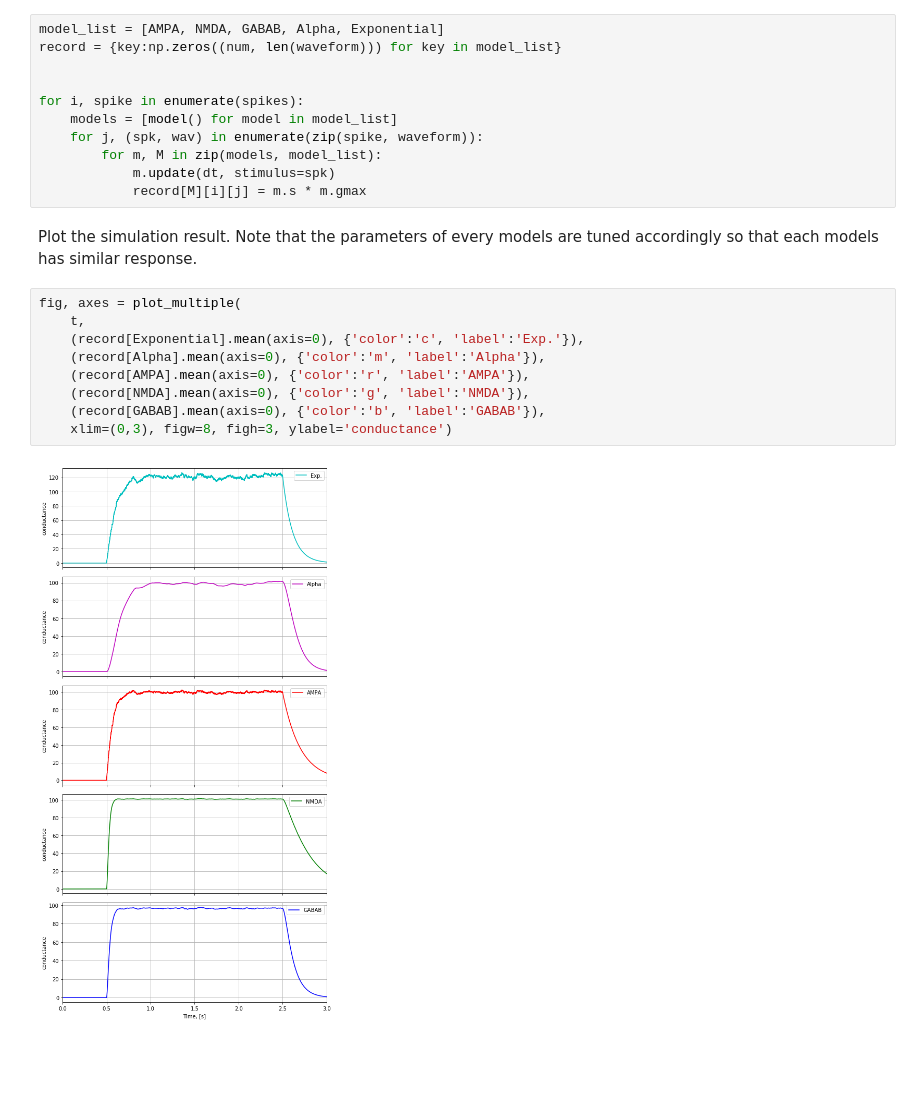
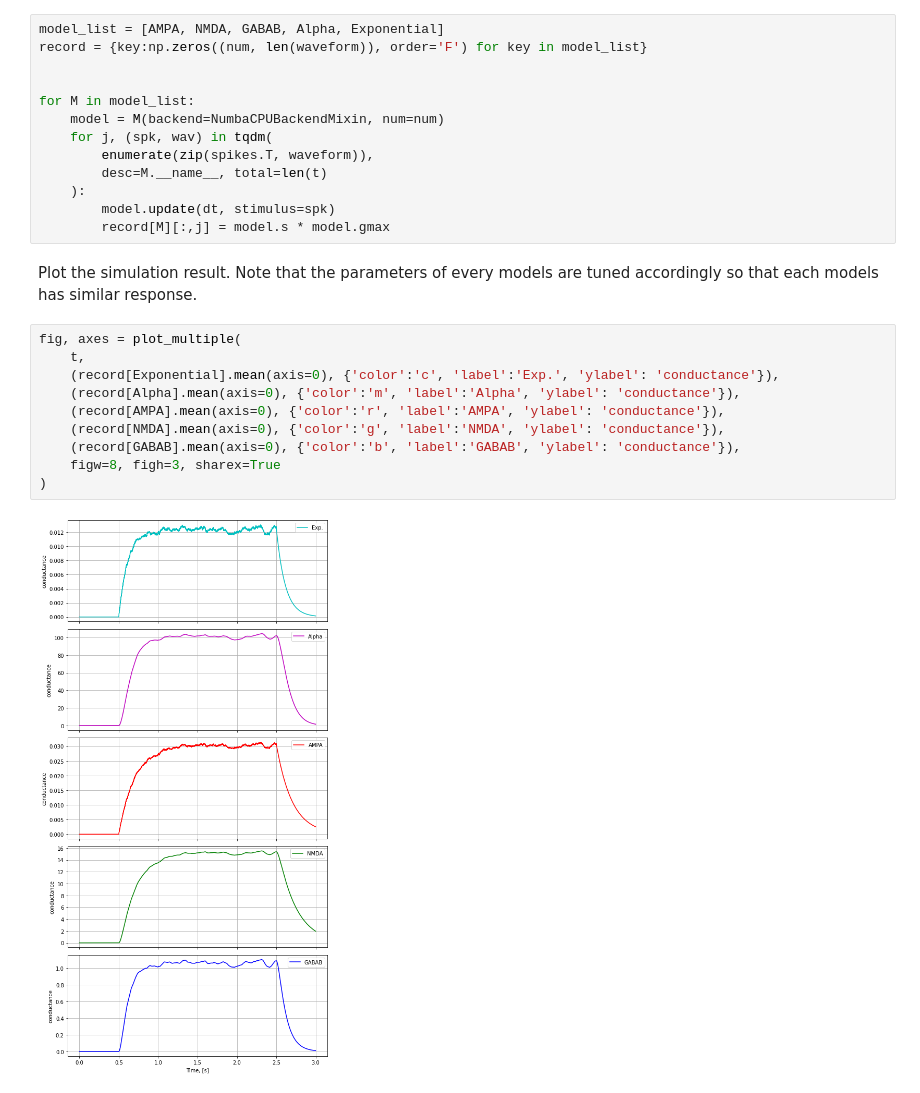
Before and after one commit to chungheng/neural, a Jupyter notebook: notebooks/Synapse Models.ipynb, the cells around one changed output. Saved outputs shown, nothing was run; the diff lists cells and outputs as text; blank space fills up the shorter version.

```diff
--- a/notebooks/Synapse Models.ipynb
+++ b/notebooks/Synapse Models.ipynb
@@ -28,25 +22,28 @@ t = np.arange(0, len(waveform)*dt-dt/2, dt)
 Simulate synapse models.
 # %%
 model_list = [AMPA, NMDA, GABAB, Alpha, Exponential]
-record = {key:np.zeros((num, len(waveform))) for key in model_list}
+record = {key:np.zeros((num, len(waveform)), order='F') for key in model_list}
 
 
-for i, spike in enumerate(spikes):
-    models = [model() for model in model_list]
-    for j, (spk, wav) in enumerate(zip(spike, waveform)):
-        for m, M in zip(models, model_list):
-            m.update(dt, stimulus=spk)
-            record[M][i][j] = m.s * m.gmax
+for M in model_list:
+    model = M(backend=NumbaCPUBackendMixin, num=num)
+    for j, (spk, wav) in tqdm(
+        enumerate(zip(spikes.T, waveform)),
+        desc=M.__name__, total=len(t)
+    ):
+        model.update(dt, stimulus=spk)
+        record[M][:,j] = model.s * model.gmax
 # %% [markdown]
 Plot the simulation result. Note that the parameters of every models are tuned accordingly so that each models has similar response.
 # %%
 fig, axes = plot_multiple(
     t,
-    (record[Exponential].mean(axis=0), {'color':'c', 'label':'Exp.'}),
-    (record[Alpha].mean(axis=0), {'color':'m', 'label':'Alpha'}),
-    (record[AMPA].mean(axis=0), {'color':'r', 'label':'AMPA'}),
-    (record[NMDA].mean(axis=0), {'color':'g', 'label':'NMDA'}),
-    (record[GABAB].mean(axis=0), {'color':'b', 'label':'GABAB'}),
-    xlim=(0,3), figw=8, figh=3, ylabel='conductance')
+    (record[Exponential].mean(axis=0), {'color':'c', 'label':'Exp.', 'ylabel': 'conductance'}),
+    (record[Alpha].mean(axis=0), {'color':'m', 'label':'Alpha', 'ylabel': 'conductance'}),
+    (record[AMPA].mean(axis=0), {'color':'r', 'label':'AMPA', 'ylabel': 'conductance'}),
+    (record[NMDA].mean(axis=0), {'color':'g', 'label':'NMDA', 'ylabel': 'conductance'}),
+    (record[GABAB].mean(axis=0), {'color':'b', 'label':'GABAB', 'ylabel': 'conductance'}),
+    figw=8, figh=3, sharex=True
+)
 # %% [output]
-[figure, old version]
+[figure, new version]
```
Also changed, not shown: parts of 1 cell of this notebook, 16 other files.
